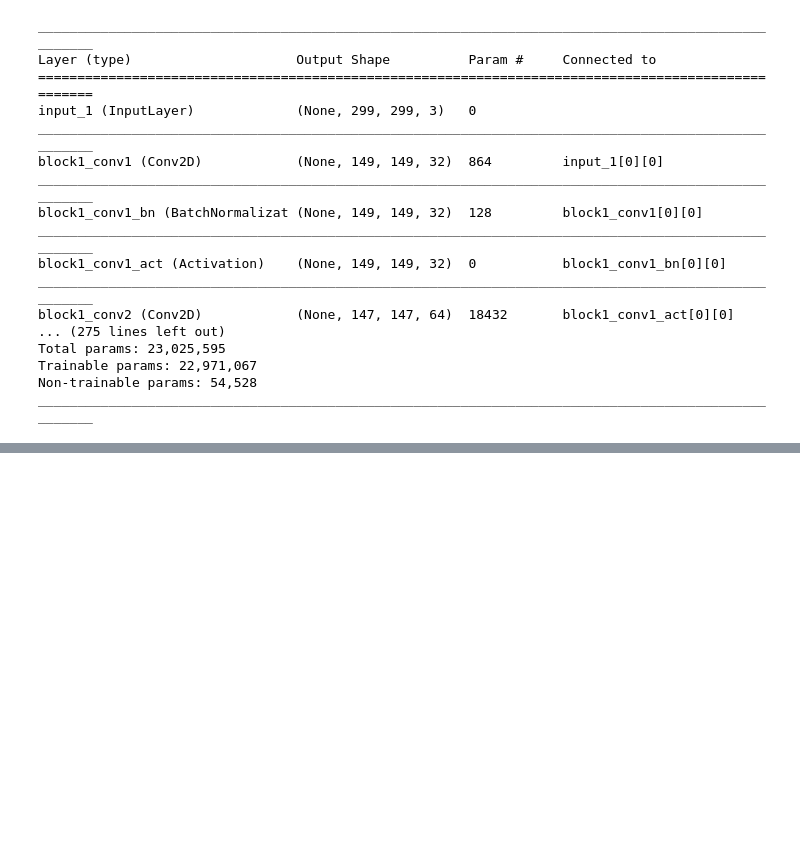
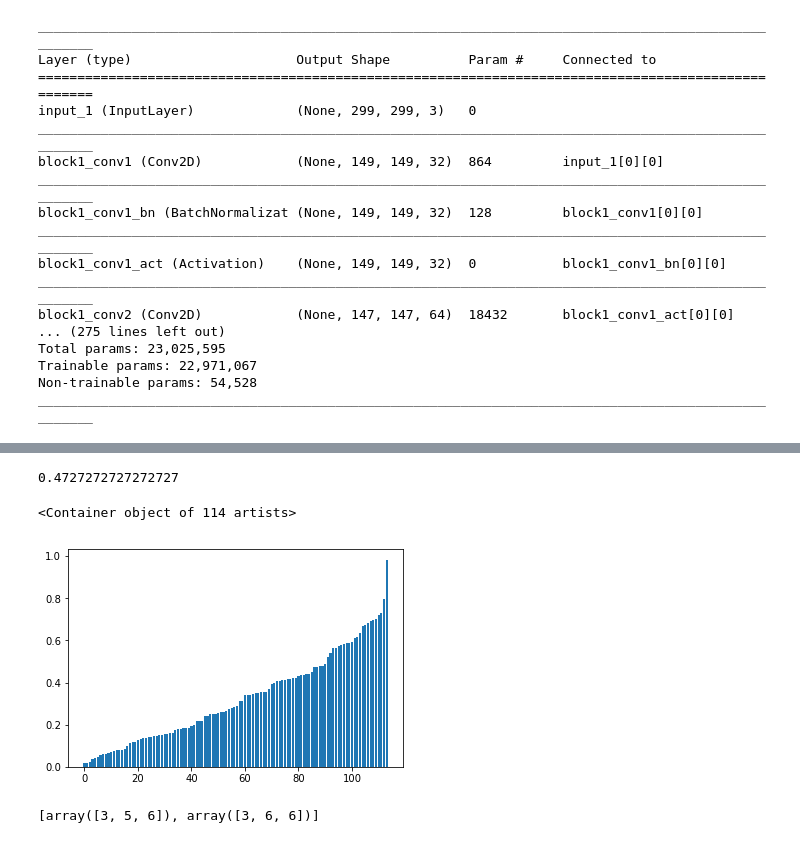
Before and after one commit to aawiegel/Poochr, a Jupyter notebook: ImageClass.ipynb, the cells around one changed output, grey strips where cells are left out. Cells and saved outputs as stored; diff of their text form; code cells hidden in the pictures; blank space fills up the shorter version.

```diff
--- a/ImageClass.ipynb
+++ b/ImageClass.ipynb
@@ -391,0 +474,4 @@ ________________________________________________________________________________
+# %%
+count/len(os.listdir(directory))
+# %% [output]
+0.4727272727272727
@@ -391,0 +486,5 @@ ________________________________________________________________________________
+# %%
+plt.bar(np.arange(len(accuracies)), sorted(accuracies))
+# %% [output]
+<Container object of 114 artists>
+[figure, added]
@@ -391,0 +495,4 @@ ________________________________________________________________________________
+# %%
+y
+# %% [output]
+[array([3, 5, 6]), array([3, 6, 6])]
```
Also changed, not shown: parts of 26 cells of this notebook.
